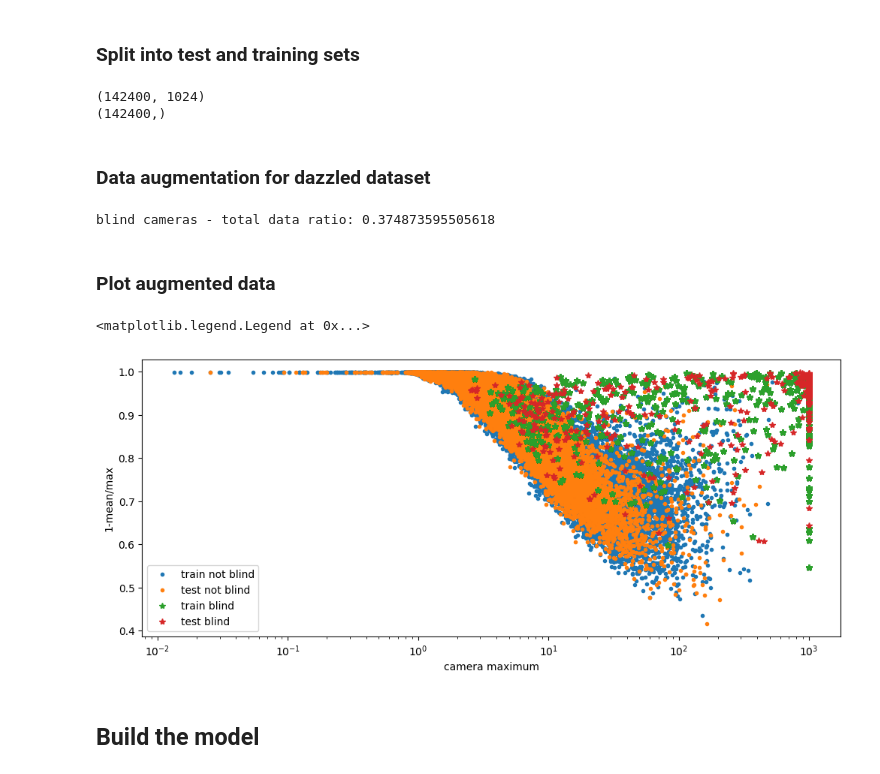
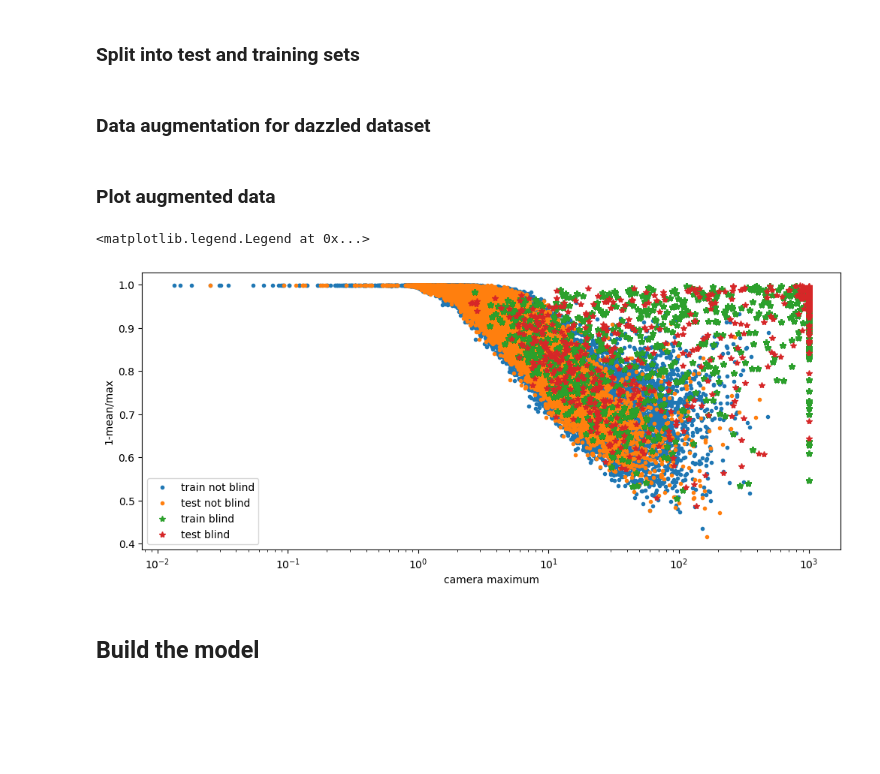
Before and after one commit to chiappo98/blinded_cameras, a Jupyter notebook: nn_algorithm.ipynb, the cells around one changed output. Saved outputs shown, nothing was run; the diff lists cells and outputs as text; code cells hidden in the pictures; blank space fills up the shorter version.

```diff
--- a/nn_algorithm.ipynb
+++ b/nn_algorithm.ipynb
@@ -76,16 +123,7 @@ data_in[data_in > 1000] = 1000
 # %% [markdown]
 ### Data labelling
 # %%
-###### parameters #################
-ph_threshold = 50                 #
-ratio_threshold = 0.1            #
-###################################
-
 label = np.zeros(inner_ph_in.shape[0])
 
-for i in np.where( (inner_ratio > ratio_threshold) & (inner_ph_in > ph_threshold) )[0]:
+for i in np.where( inner_ph_in > 0 )[0]:
     label[i] = 1
-
-n_blind = label[label==1].shape[0]
-n_not_blind = label[label==0].shape[0]
-print('labelled-blind cameras :', n_blind)
@@ -140,55 +258,46 @@ sep = int(data_in.shape[0] * 0.8)
 
 train_data, test_data = data_in[:sep], data_in[sep:]
 train_label, test_label = label[:sep], label[sep:]
-
-print(train_data.shape)
-print(train_label.shape)
-# %% [output]
-(142400, 1024)
-(142400,)
 # %% [markdown]
 ### Data augmentation for dazzled dataset
 # %%
-train_blind = train_data[np.where(train_label==1)]
-train_not_blind = train_data[np.where(train_label==0)]
+train_dazzled = train_data[np.where(train_label==1)]
+train_not_dazzled = train_data[np.where(train_label==0)]
 
 rdm = np.random.default_rng(12345)
-rdm_x = rdm.integers(low=0, high=31, size=int(0.3*n_not_blind))
-rdm_y = rdm.integers(low=0, high=31, size=int(0.3*n_not_blind))
-artificial_train_blind = np.repeat(train_blind, int(0.3*n_not_blind/train_blind.shape[0]), axis=0).reshape(-1, cam_side_length, cam_side_length, 1)
-for r in range(artificial_train_blind.shape[0]) :
-    artificial_train_blind[r] = np.roll(artificial_train_blind[r], (rdm_x[r] ,rdm_y[r]), axis=(2,1))
+rdm_x = rdm.integers(low=0, high=31, size=int(0.3*n_not_dazzled))
+rdm_y = rdm.integers(low=0, high=31, size=int(0.3*n_not_dazzled))
+artificial_train_dazzled = np.repeat(train_dazzled, int(0.3*n_not_dazzled/train_dazzled.shape[0]), axis=0).reshape(-1, cam_side_length, cam_side_length, 1)
 
-artificial_train_label = np.ones(artificial_train_blind.shape[0])
+for r in range(artificial_train_dazzled.shape[0]) :
+    artificial_train_dazzled[r] = np.roll(artificial_train_dazzled[r], (rdm_x[r] ,rdm_y[r]), axis=(2,1))
 
-print('blind cameras - total data ratio:',(len(artificial_train_label) + len(train_label[train_label == 1]))/len(train_label))
+artificial_train_label = np.ones(artificial_train_dazzled.shape[0])
 
-train_data = np.append(train_data, artificial_train_blind.reshape(-1, cam_side_length**2),axis=0)
-train_label = np.append(train_label, artificial_train_label)
+train_data = train_data.reshape(-1, cam_side_length, cam_side_length, 1)
+test_data = test_data#.reshape(-1, cam_side_length, cam_side_length, 1)
 
-train_data = train_data.astype('float32')
-test_data = test_data.astype('float32')
+train_data_aug = np.append(artificial_train_dazzled, train_data, axis=0).astype('float32').reshape(-1, cam_side_length**2)
+train_label_aug = np.append(artificial_train_label, train_label).astype('float32')
 
-train_arr = np.column_stack((Ratio(train_data), Max(train_data)))
+train_arr = np.column_stack((Ratio(train_data_aug), Max(train_data_aug)))
 test_arr = np.column_stack((Ratio(test_data), Max(test_data)))
-# %% [output]
-blind cameras - total data ratio: 0.374873595505618
 # %% [markdown]
 ### Plot augmented data
 # %%
 plt.figure().set_figwidth(12)
-plt.plot(Max(train_data)[train_label == 0], Ratio(train_data)[train_label == 0], '.', label='train not blind')
+plt.plot(Max(train_data_aug)[train_label_aug == 0], Ratio(train_data_aug)[train_label_aug == 0], '.', label='train not blind')
 plt.plot(Max(test_data)[test_label == 0], Ratio(test_data)[test_label == 0], '.', label='test not blind')
-plt.plot(Max(train_data)[train_label == 1], Ratio(train_data)[train_label == 1], '*', label='train blind')
+plt.plot(Max(train_data_aug)[train_label_aug == 1], Ratio(train_data_aug)[train_label_aug == 1], '*', label='train blind')
 plt.plot(Max(test_data)[test_label == 1], Ratio(test_data)[test_label == 1], '*', label='test blind')
 
 plt.xscale('log')
 plt.xlabel('camera maximum')
 plt.ylabel('1-mean/max')
 plt.legend()
 # %% [output]
 <matplotlib.legend.Legend at 0x...>
-[figure, old version]
+[figure, new version]
 # %% [markdown]
 ## Build the model
 # %% [markdown]
```
Also changed, not shown: parts of 22 cells of this notebook, 1 other file.
